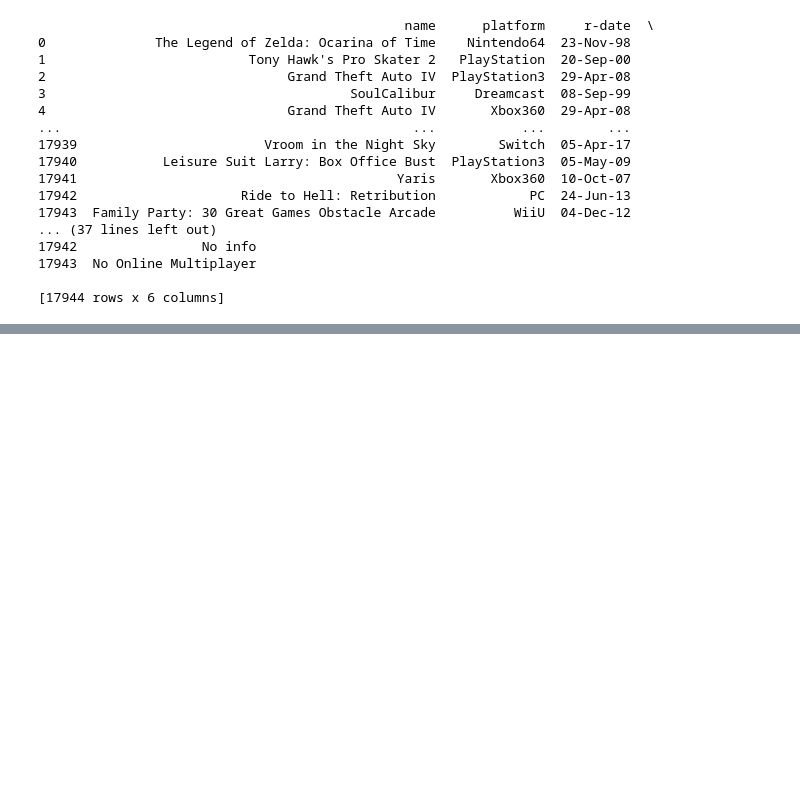
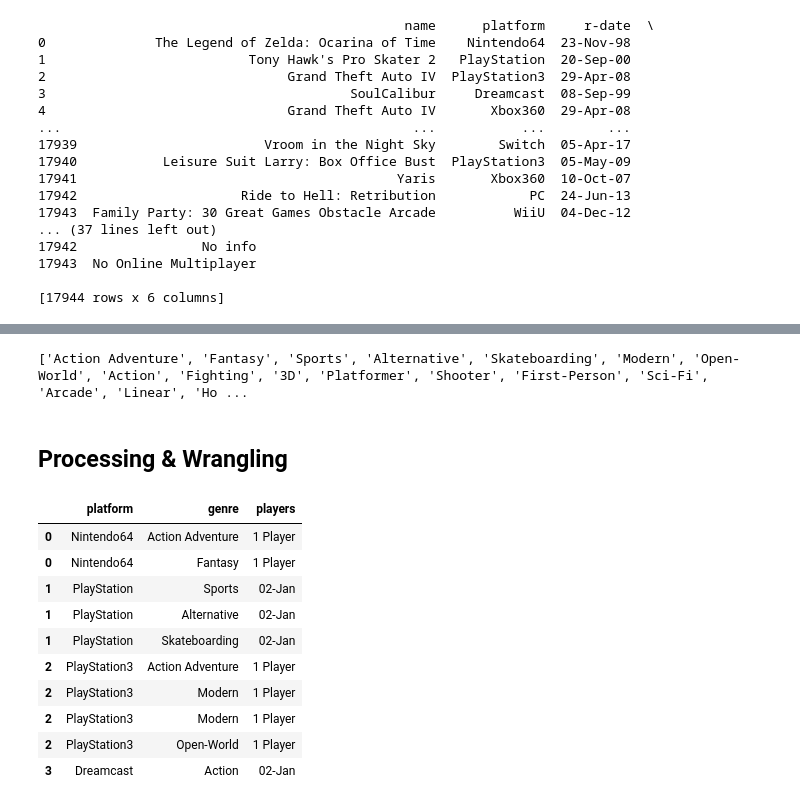
Before and after one commit to ubco-W2022T1-cosc301/project-group07, a Jupyter notebook: notebooks/analysis1.ipynb, the cells around one changed output, grey strips where cells are left out. Saved outputs shown, nothing was run; the diff lists cells and outputs as text; code cells hidden in the pictures; blank space fills up the shorter version.

```diff
--- a/notebooks/analysis1.ipynb
+++ b/notebooks/analysis1.ipynb
@@ -29,0 +57,30 @@ print(df)
+# %%
+unique_genres = []
+
+for x in df['genre']:
+    x2 = x.split(',')
+    for y in x2:
+        if not y in unique_genres:
+            unique_genres.append(y)
+
+print(unique_genres)
+# %% [output]
+['Action Adventure', 'Fantasy', 'Sports', 'Alternative', 'Skateboarding', 'Modern', 'Open-World', 'Action', 'Fighting', '3D', 'Platformer', 'Shooter', 'First-Person', 'Sci-Fi', 'Arcade', 'Linear', 'Ho ...
+# %% [markdown]
+## Processing & Wrangling
+# %%
+df['genre'] = df['genre'].str.split(',')
+df = df.explode('genre')
+df.head(10)
+# %% [output]
+|  | platform | genre | players |
+| 0 | Nintendo64 | Action Adventure | 1 Player |
+| 0 | Nintendo64 | Fantasy | 1 Player |
+| 1 | PlayStation | Sports | 02-Jan |
+| 1 | PlayStation | Alternative | 02-Jan |
+| 1 | PlayStation | Skateboarding | 02-Jan |
+| 2 | PlayStation3 | Action Adventure | 1 Player |
+| 2 | PlayStation3 | Modern | 1 Player |
+| 2 | PlayStation3 | Modern | 1 Player |
+| 2 | PlayStation3 | Open-World | 1 Player |
+| 3 | Dreamcast | Action | 02-Jan |
```
Also changed, not shown: parts of 8 cells of this notebook, 2 other files.
